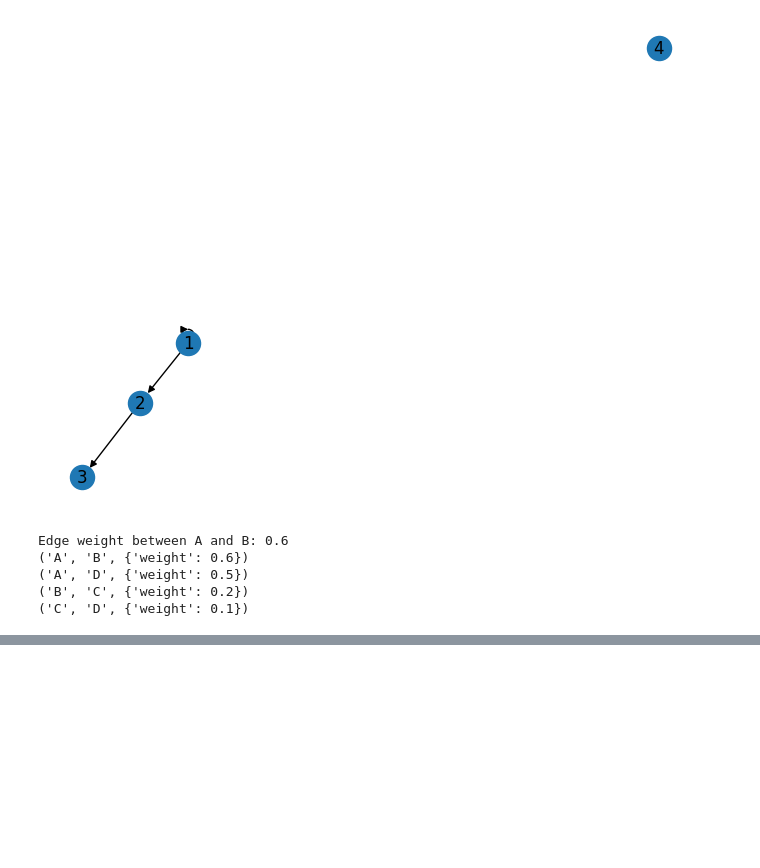
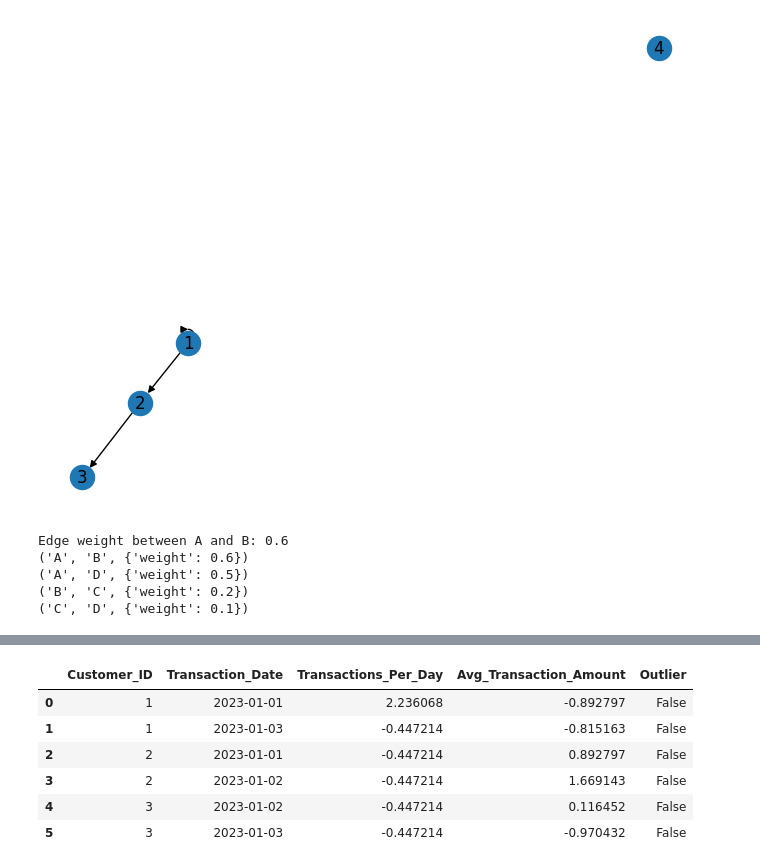
Before and after one commit to shyu61/math, a Jupyter notebook: lightgbm/main.ipynb, the cells around one changed output, grey strips where cells are left out. Cells and saved outputs as stored; diff of their text form; code cells hidden in the pictures; blank space fills up the shorter version.

```diff
--- a/lightgbm/main.ipynb
+++ b/lightgbm/main.ipynb
@@ -49,3 +49,18 @@ Edge weight between A and B: 0.6
 ('A', 'D', {'weight': 0.5})
 ('B', 'C', {'weight': 0.2})
 ('C', 'D', {'weight': 0.1})
+# %%
+import pandas as pd
+import numpy as np
+from sklearn.preprocessing import StandardScaler
+from sklearn.neighbors import LocalOutlierFactor
+
+# データの読み込み
+# data = pd.read_csv('transactions.csv')
+
+# サンプルデータ
+data = pd.DataFrame({
+    'Customer_ID': [1, 1, 2, 2, 3, 3, 1],
+    'Transaction_Date': pd.to_datetime(['2023-01-01', '2023-01-01', '2023-01-01', '2023-01-02', '2023-01-02', '2023-01-03', '2023-01-03']),
+    'Transaction_Amount': [50.0, 20.0, 150.0, 200.0, 100.0, 30.0, 40.0]
+})
@@ -51,0 +80,8 @@ Edge weight between A and B: 0.6
+# %%
+# 特徴量の計算
+daily_transactions = data.groupby(['Customer_ID', 'Transaction_Date']).agg(
+    {'Transaction_Amount': ['count', 'mean']}
+).reset_index()
+
+# 列名の変更
+daily_transactions.columns = ['Customer_ID', 'Transaction_Date', 'Transactions_Per_Day', 'Avg_Transaction_Amount']
@@ -51,0 +100,6 @@ Edge weight between A and B: 0.6
+# %%
+# 特徴量の正規化
+scaler = StandardScaler()
+daily_transactions[['Transactions_Per_Day', 'Avg_Transaction_Amount']] = scaler.fit_transform(
+    daily_transactions[['Transactions_Per_Day', 'Avg_Transaction_Amount']]
+)
@@ -51,0 +116,18 @@ Edge weight between A and B: 0.6
+# %%
+# LOFアルゴリズムの適用
+lof = LocalOutlierFactor(n_neighbors=5, contamination=0.1)
+outlier_scores = lof.fit_predict(daily_transactions[['Transactions_Per_Day', 'Avg_Transaction_Amount']]) # 1日あたりの取引数と平均取引金額を特徴量として使用
+
+# 結果のマージ
+daily_transactions['Outlier'] = outlier_scores
+daily_transactions['Outlier'] = daily_transactions['Outlier'].apply(lambda x: x == -1)
+
+daily_transactions
+# %% [output]
+|  | Customer_ID | Transaction_Date | Transactions_Per_Day | Avg_Transaction_Amount | Outlier |
+| 0 | 1 | 2023-01-01 | 2.236068 | -0.892797 | False |
+| 1 | 1 | 2023-01-03 | -0.447214 | -0.815163 | False |
+| 2 | 2 | 2023-01-01 | -0.447214 | 0.892797 | False |
+| 3 | 2 | 2023-01-02 | -0.447214 | 1.669143 | False |
+| 4 | 3 | 2023-01-02 | -0.447214 | 0.116452 | False |
+| 5 | 3 | 2023-01-03 | -0.447214 | -0.970432 | False |
```
Also changed, not shown: parts of 10 cells of this notebook, 1 other file.
